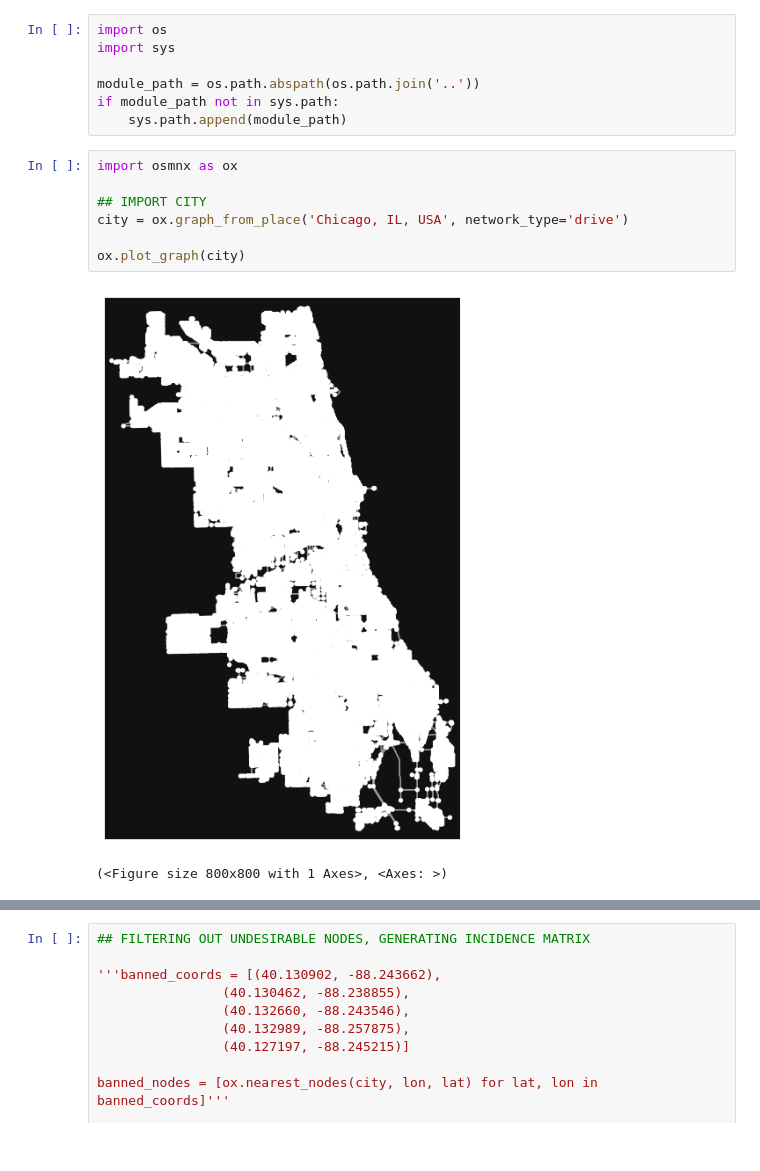
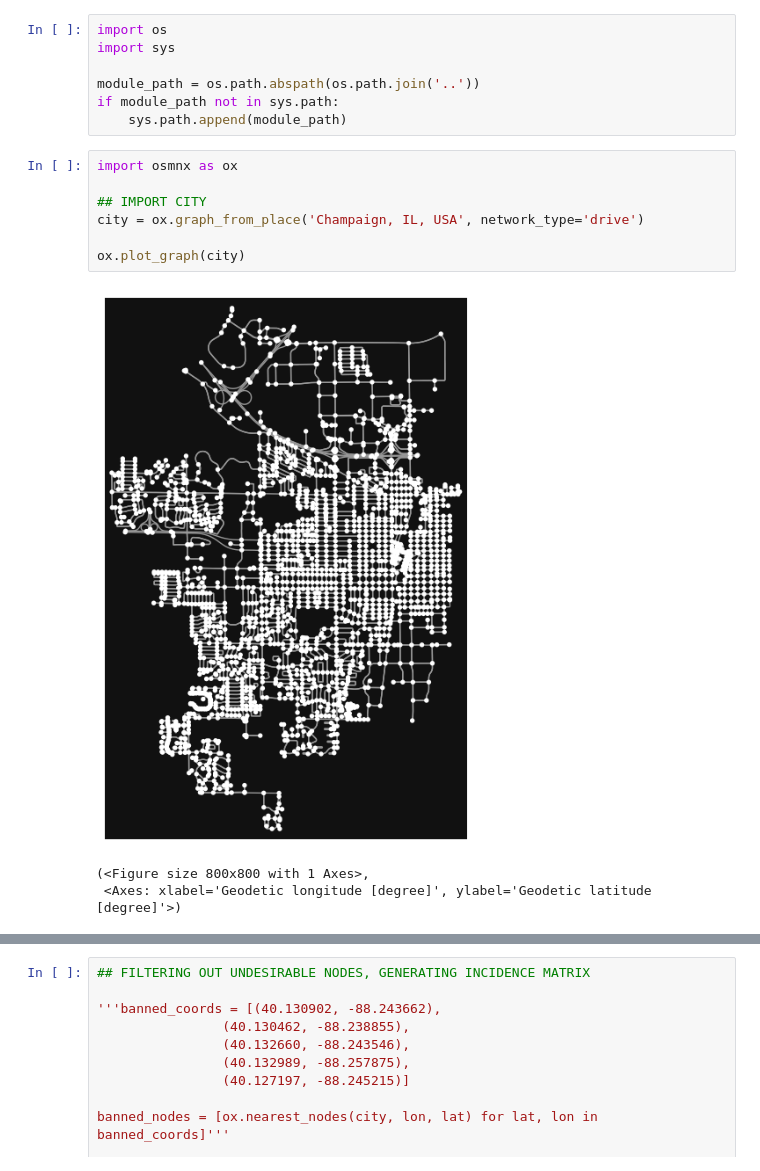
Before and after one commit to jcrayb/transport-research-project, a Jupyter notebook: notebooks/champaign.ipynb, the cells around one changed output, grey strips where cells are left out. Saved outputs shown, nothing was run; the diff lists cells and outputs as text.

```diff
--- a/notebooks/champaign.ipynb
+++ b/notebooks/champaign.ipynb
@@ -8,13 +8,14 @@ if module_path not in sys.path:
 # %%
 import osmnx as ox
 
 ## IMPORT CITY
-city = ox.graph_from_place('Chicago, IL, USA', network_type='drive')
+city = ox.graph_from_place('Champaign, IL, USA', network_type='drive')
 
 ox.plot_graph(city)
 # %% [output]
-[figure, old version]
+[figure, new version]
-(<Figure size 800x800 with 1 Axes>, <Axes: >)
+(<Figure size 800x800 with 1 Axes>,
+ <Axes: xlabel='Geodetic longitude [degree]', ylabel='Geodetic latitude [degree]'>)
 # %%
 import networkx as nx
 import numpy as np
```
Also changed, not shown: parts of 15 cells of this notebook, 12 other files.
